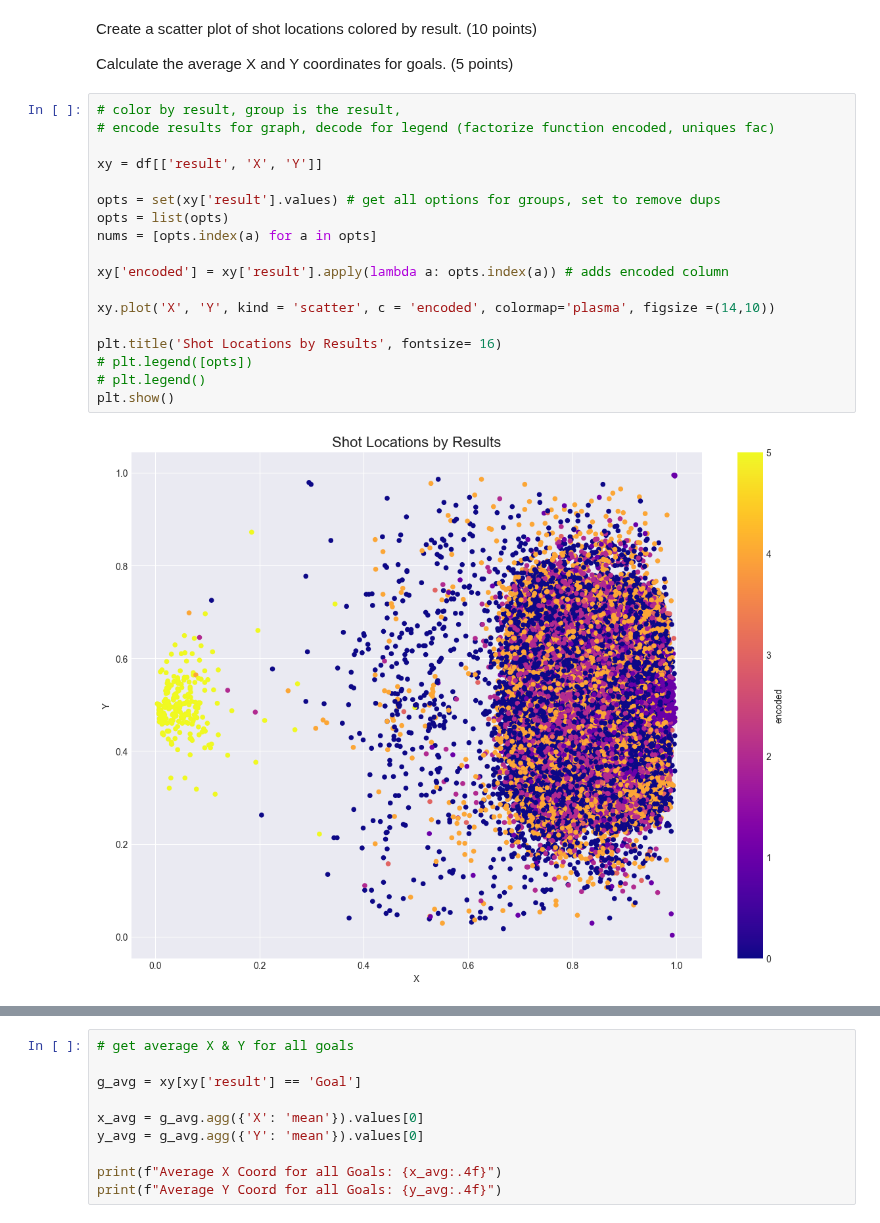
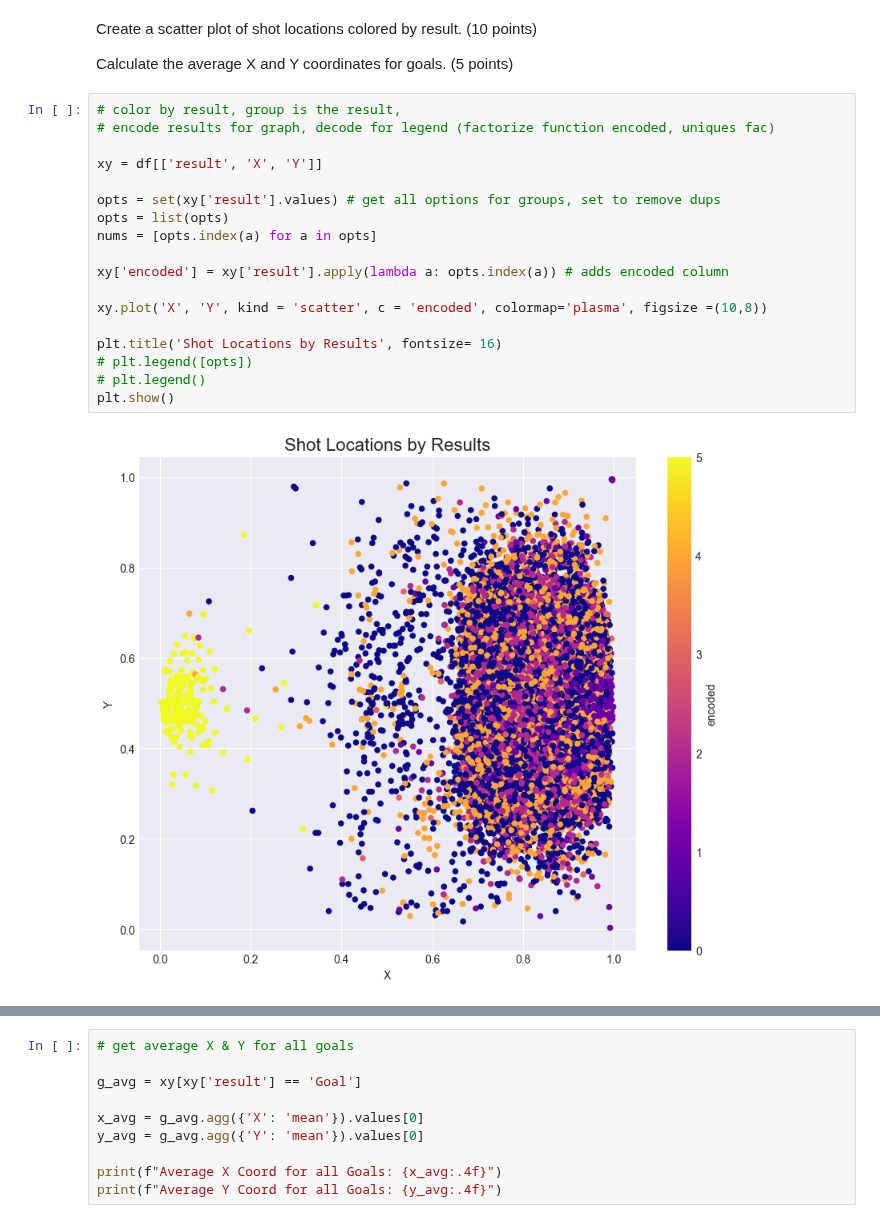
Before and after one commit to smgibson19/ds701_fa25_midterm_challenge_sports, a Jupyter notebook: LALIGA_Analysis_Challenge.ipynb, the cells around one changed output, grey strips where cells are left out. Cells and saved outputs as stored; diff of their text form.

```diff
--- a/LALIGA_Analysis_Challenge.ipynb
+++ b/LALIGA_Analysis_Challenge.ipynb
@@ -320,23 +340,23 @@ Calculate the average X and Y coordinates for goals. (5 points)
 # %%
 # color by result, group is the result,
 # encode results for graph, decode for legend (factorize function encoded, uniques fac)
 
 xy = df[['result', 'X', 'Y']]
 
 opts = set(xy['result'].values) # get all options for groups, set to remove dups
 opts = list(opts)
 nums = [opts.index(a) for a in opts]
 
 xy['encoded'] = xy['result'].apply(lambda a: opts.index(a)) # adds encoded column
 
-xy.plot('X', 'Y', kind = 'scatter', c = 'encoded', colormap='plasma', figsize =(14,10))
+xy.plot('X', 'Y', kind = 'scatter', c = 'encoded', colormap='plasma', figsize =(10,8))
 
 plt.title('Shot Locations by Results', fontsize= 16)
 # plt.legend([opts])
 # plt.legend()
 plt.show()
 # %% [output]
-[figure, old version]
+[figure, new version]
 # %%
 # color by result, group is the result,
 # encode results for graph, decode for legend (factorize function encoded, uniques fac)
```
Also changed, not shown: parts of 10 cells of this notebook.
